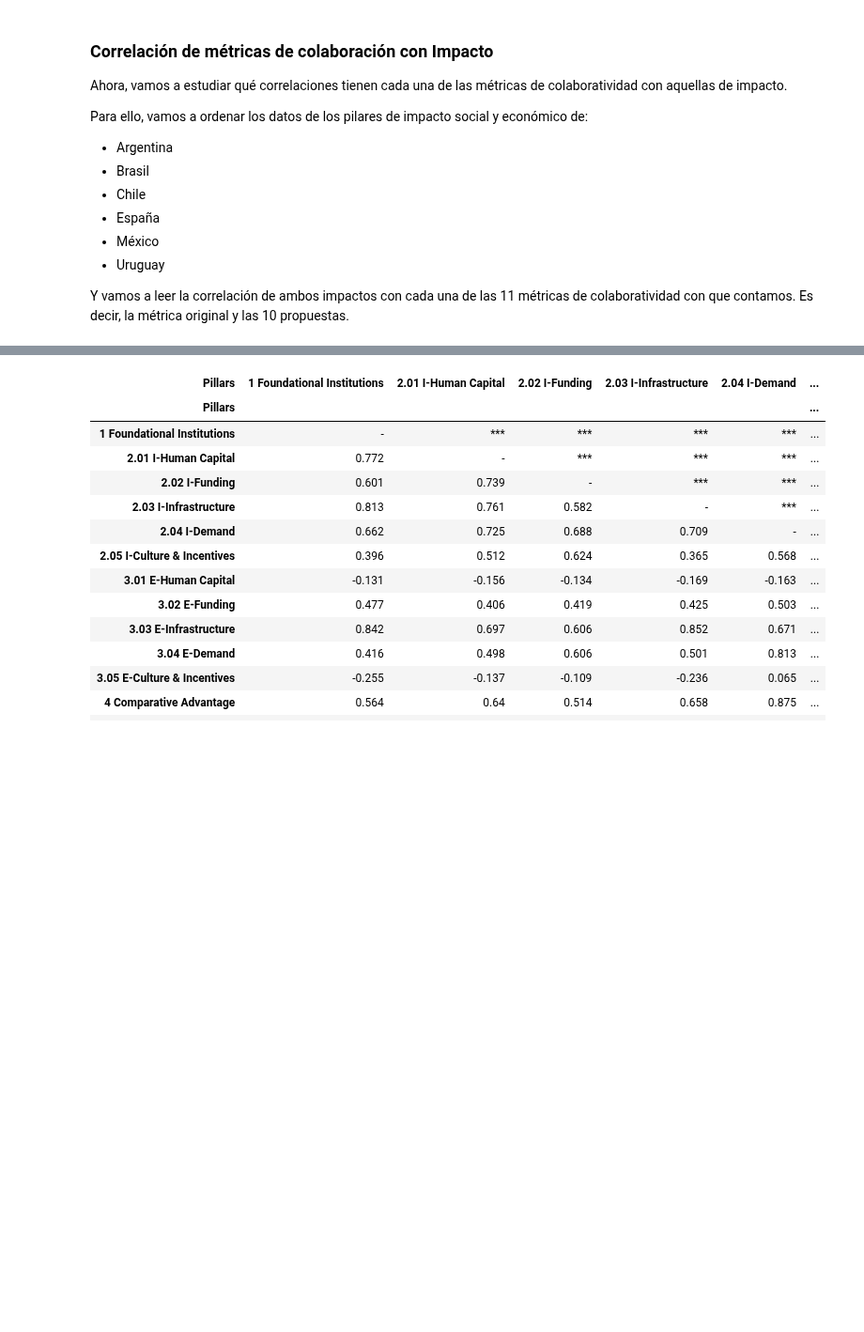
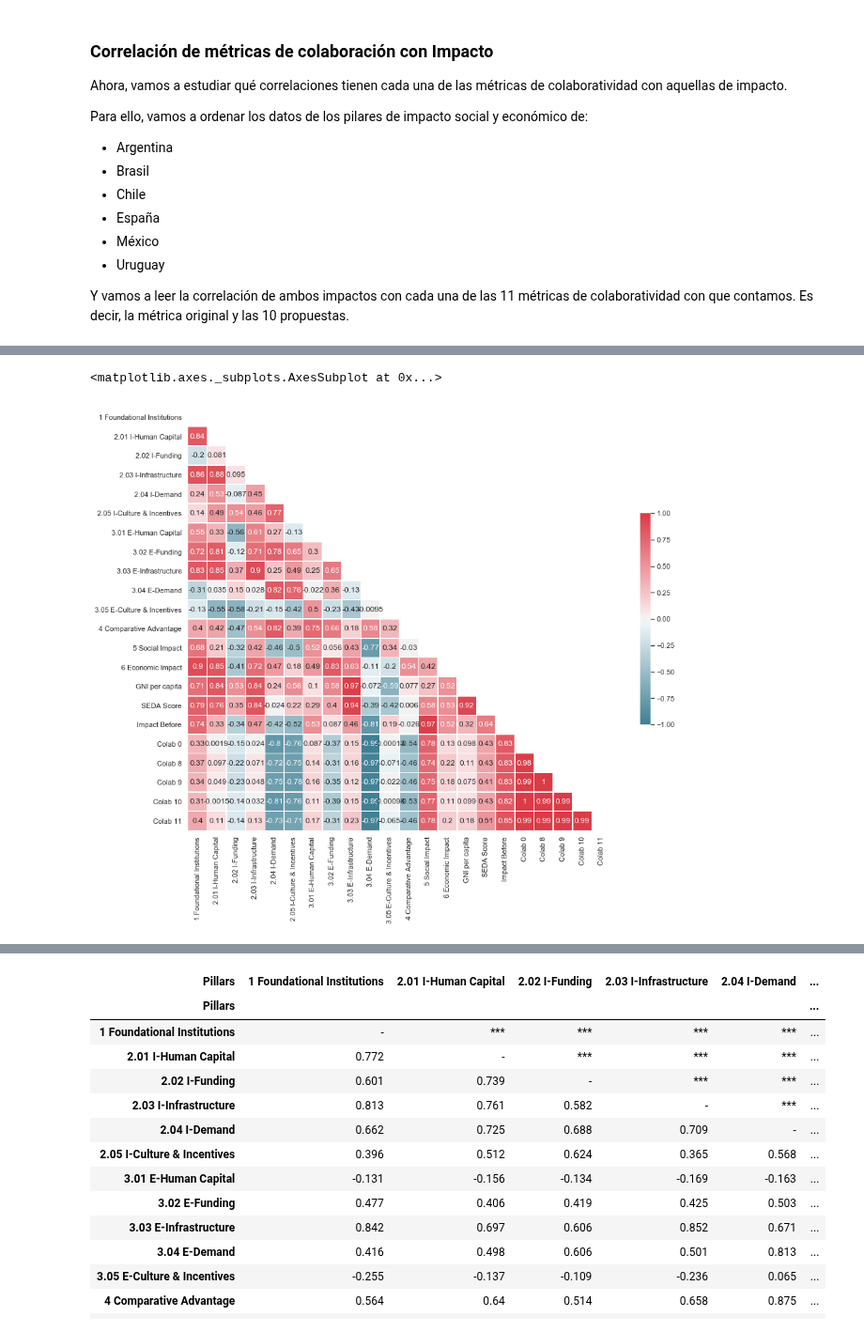
Before and after one commit to OlgaMMC/iGED_new_repo, a Jupyter notebook: Olga/GED_ieco_106_countries.ipynb, the cells around one changed output, grey strips where cells are left out. Shown at 94% size. Cells and saved outputs as stored; diff of their text form; code cells hidden in the pictures; blank space fills up the shorter version.

```diff
--- a/Olga/GED_ieco_106_countries.ipynb
+++ b/Olga/GED_ieco_106_countries.ipynb
@@ -336,0 +378,6 @@ df_means.to_csv('PromediosPilares_nuevo_ieco.csv')
+# %%
+for i in range(1,8):
+    df = df.drop('Colab '+str(i), axis=1)
+for i in range(12):
+    df = df.drop('Ranking Capitals '+str(i), axis=1)
+df
@@ -336,0 +393,21 @@ df_means.to_csv('PromediosPilares_nuevo_ieco.csv')
+# %%
+corr = df.corr()
+
+import seaborn as sns
+sns.set(style="white")
+
+# Generate a mask for the upper triangle
+mask = np.triu(np.ones_like(corr, dtype=np.bool))
+
+# Set up the matplotlib figure
+f, ax = plt.subplots(figsize=(16, 12))
+
+# Generate a custom diverging colormap
+cmap = sns.diverging_palette(220, 10, as_cmap=True)
+
+# Draw the heatmap with the mask and correct aspect ratio
+sns.heatmap(corr, mask=mask, cmap=cmap,annot=True,vmin=-1, vmax=1, center=0,
+            square=True, linewidths=.6, cbar_kws={"shrink": .5})
+# %% [output]
+<matplotlib.axes._subplots.AxesSubplot at 0x...>
+[figure, added]
```
Also changed, not shown: parts of 24 cells of this notebook, 2 other files.
